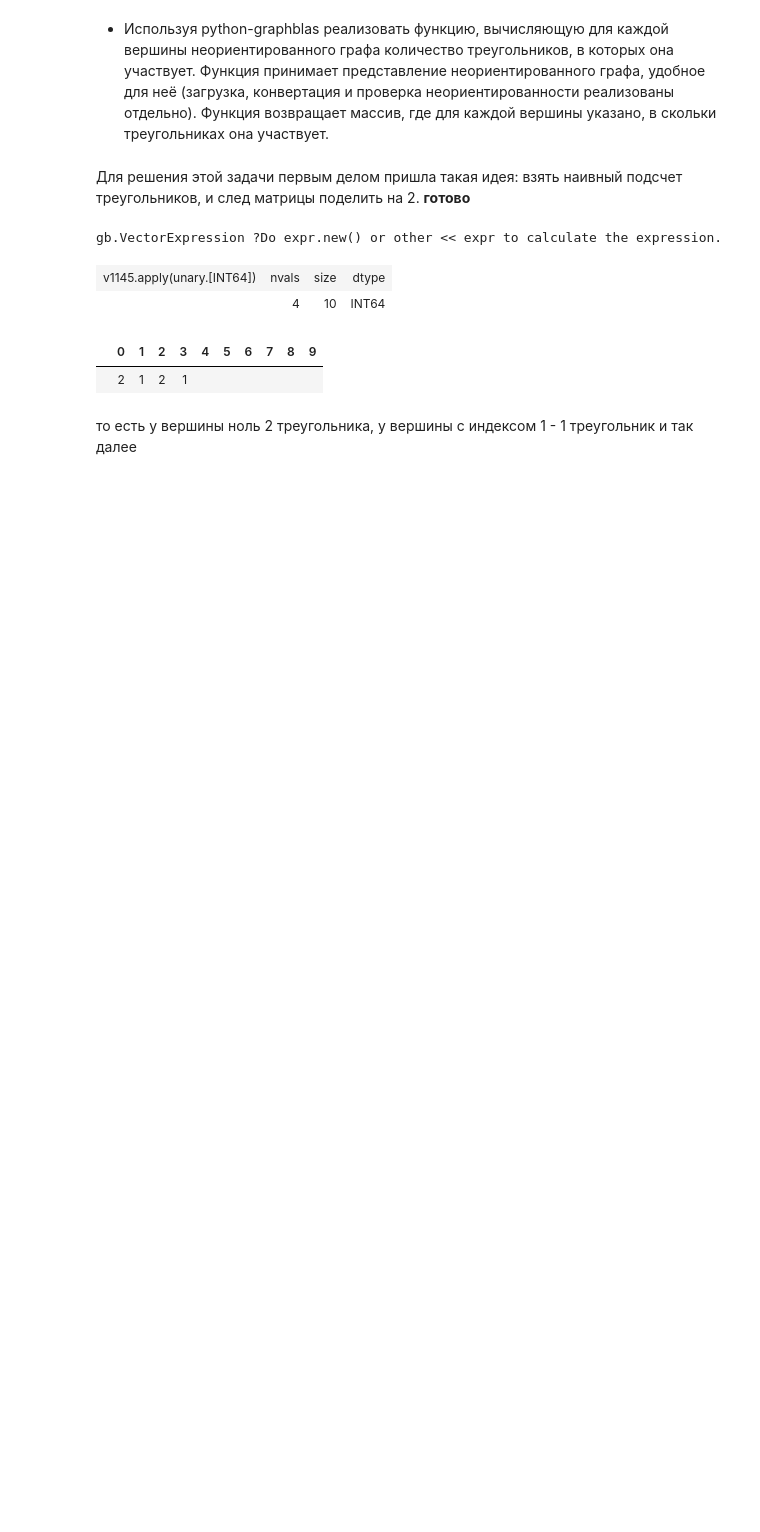
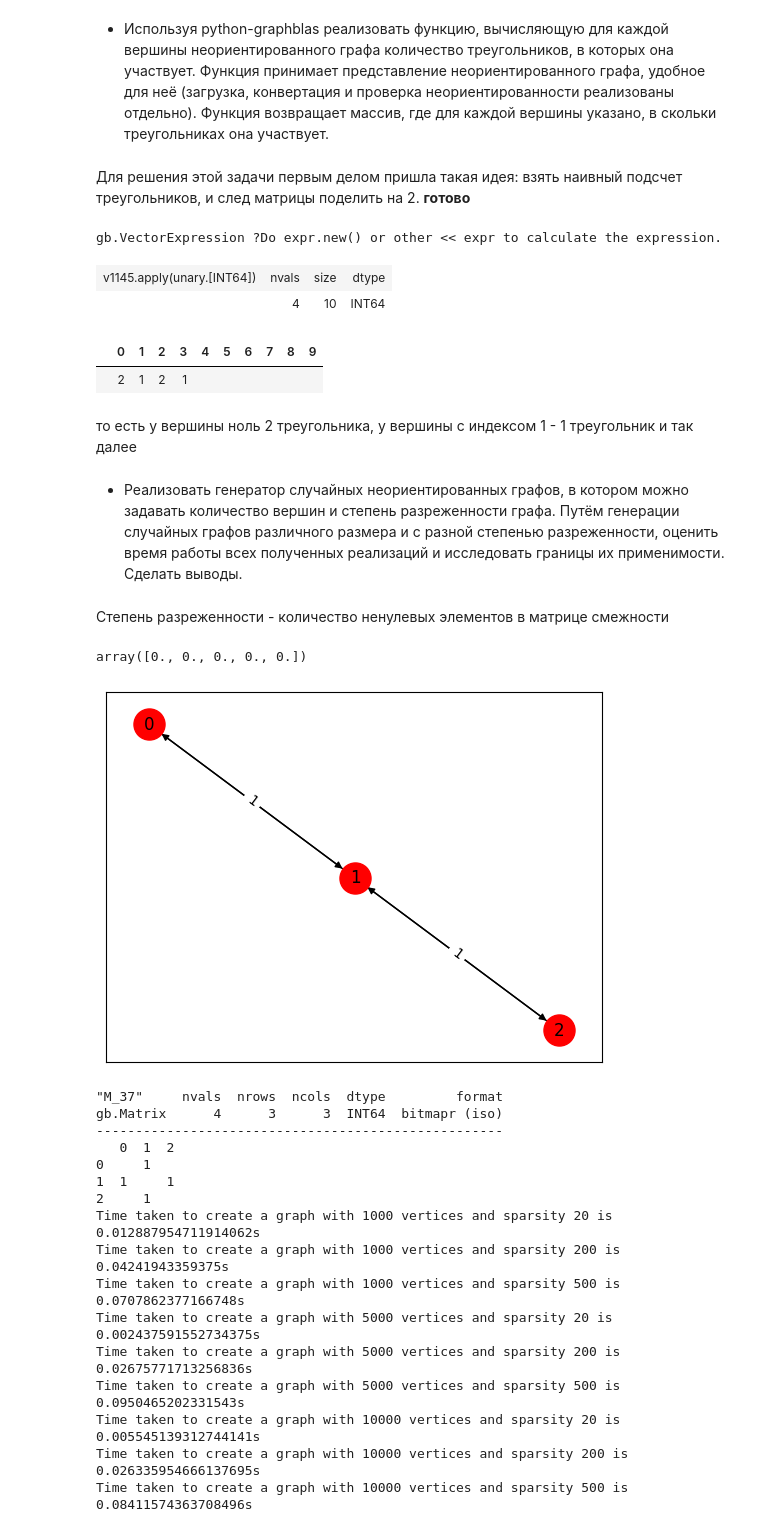
Before and after one commit to ZaKSa/graph-course-itmo, a Jupyter notebook: Graph_data_analysis_1.ipynb, the cells around one changed output. Drawn from its saved outputs; the diff is of its cells as text; code cells hidden in the pictures; blank space fills up the shorter version.

```diff
--- a/Graph_data_analysis_1.ipynb
+++ b/Graph_data_analysis_1.ipynb
@@ -222,3 +222,57 @@ gb.VectorExpression ?Do expr.new() or other << expr to calculate the expression.
 |  | 2 | 1 | 2 | 1 |  |  |  |  |  |  |
 # %% [markdown]
 то есть у вершины ноль 2 треугольника, у вершины с индексом 1 - 1 треугольник и так далее
+# %% [markdown]
+* Реализовать генератор случайных неориентированных графов, в котором можно задавать количество вершин и степень разреженности графа. Путём генерации случайных графов различного размера и с разной степенью разреженности, оценить время работы всех полученных реализаций и исследовать границы их применимости. Сделать выводы.
+# %% [markdown]
+Степень разреженности - количество ненулевых элементов в матрице смежности
+# %%
+I = np.zeros(5)
+I
+# %% [output]
+array([0., 0., 0., 0., 0.])
+# %%
+from time import time
+import random
+
+def generate_random_graph(n, fill_count):
+    m = gb.Matrix(int, n, n) #пустая матрица
+    while fill_count > 0:
+        i = random.randint(0, n-1)
+        j = random.randint(0, n-1)
+        if m.get(i,j) is None and i!= j: #если не пустое место, то ставим симметричную 1
+            m[i,j] = 1
+            m[j,i] = 1
+            fill_count -= 1
+    return m
+m = generate_random_graph(3,2)
+gb.viz.draw(m)
+print(m)
+
+
+sizes = [1000, 5000, 10000]
+sparsities = [20, 200, 500]
+
+for size in sizes:
+    for sparsity in sparsities:
+        start = time()
+        m = generate_random_graph(size, sparsity)
+        print(f"Time taken to create a graph with {size} vertices and sparsity {sparsity} is {time() - start}s")
+# %% [output]
+[figure, added]
+"M_37"     nvals  nrows  ncols  dtype         format
+gb.Matrix      4      3      3  INT64  bitmapr (iso)
+----------------------------------------------------
+   0  1  2
+0     1
+1  1     1
+2     1
+Time taken to create a graph with 1000 vertices and sparsity 20 is 0.012887954711914062s
+Time taken to create a graph with 1000 vertices and sparsity 200 is 0.04241943359375s
+Time taken to create a graph with 1000 vertices and sparsity 500 is 0.0707862377166748s
+Time taken to create a graph with 5000 vertices and sparsity 20 is 0.002437591552734375s
+Time taken to create a graph with 5000 vertices and sparsity 200 is 0.02675771713256836s
+Time taken to create a graph with 5000 vertices and sparsity 500 is 0.0950465202331543s
+Time taken to create a graph with 10000 vertices and sparsity 20 is 0.005545139312744141s
+Time taken to create a graph with 10000 vertices and sparsity 200 is 0.026335954666137695s
+Time taken to create a graph with 10000 vertices and sparsity 500 is 0.08411574363708496s
```
Also changed, not shown: parts of 1 cell of this notebook.
